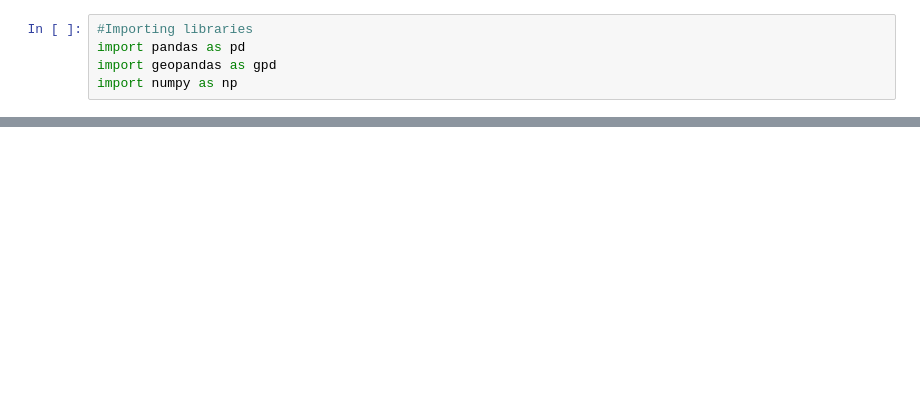
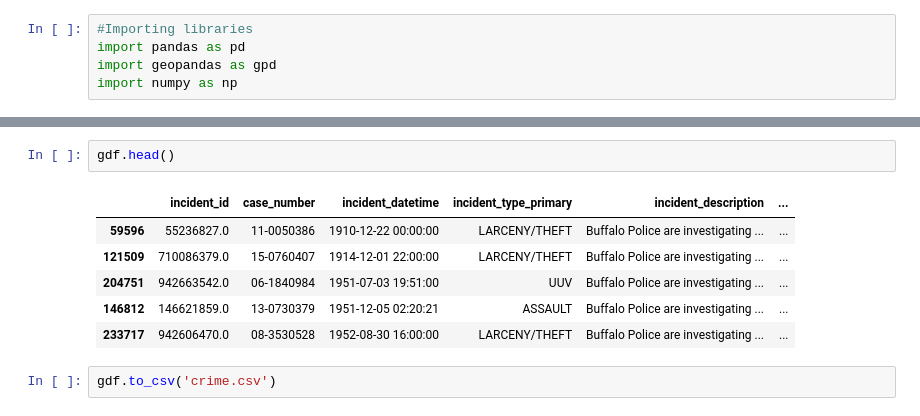
Before and after one commit to dannymorris/ds-squad-project, a Jupyter notebook: crime_geospatial.ipynb, the cells around one changed output, grey strips where cells are left out. Saved outputs shown, nothing was run; the diff lists cells and outputs as text; blank space fills up the shorter version.

```diff
--- a/crime_geospatial.ipynb
+++ b/crime_geospatial.ipynb
@@ -86,0 +143,11 @@ import nbconvert
+# %%
+gdf.head()
+# %% [output]
+|  | incident_id | case_number | incident_datetime | incident_type_primary | incident_description | ... |
+| 59596 | 55236827.0 | 11-0050386 | 1910-12-22 00:00:00 | LARCENY/THEFT | Buffalo Police are investigating ... | ... |
+| 121509 | 710086379.0 | 15-0760407 | 1914-12-01 22:00:00 | LARCENY/THEFT | Buffalo Police are investigating ... | ... |
+| 204751 | 942663542.0 | 06-1840984 | 1951-07-03 19:51:00 | UUV | Buffalo Police are investigating ... | ... |
+| 146812 | 146621859.0 | 13-0730379 | 1951-12-05 02:20:21 | ASSAULT | Buffalo Police are investigating ... | ... |
+| 233717 | 942606470.0 | 08-3530528 | 1952-08-30 16:00:00 | LARCENY/THEFT | Buffalo Police are investigating ... | ... |
+# %%
+gdf.to_csv('crime.csv')
```
Also changed, not shown: parts of 10 cells of this notebook, 2 other files.
